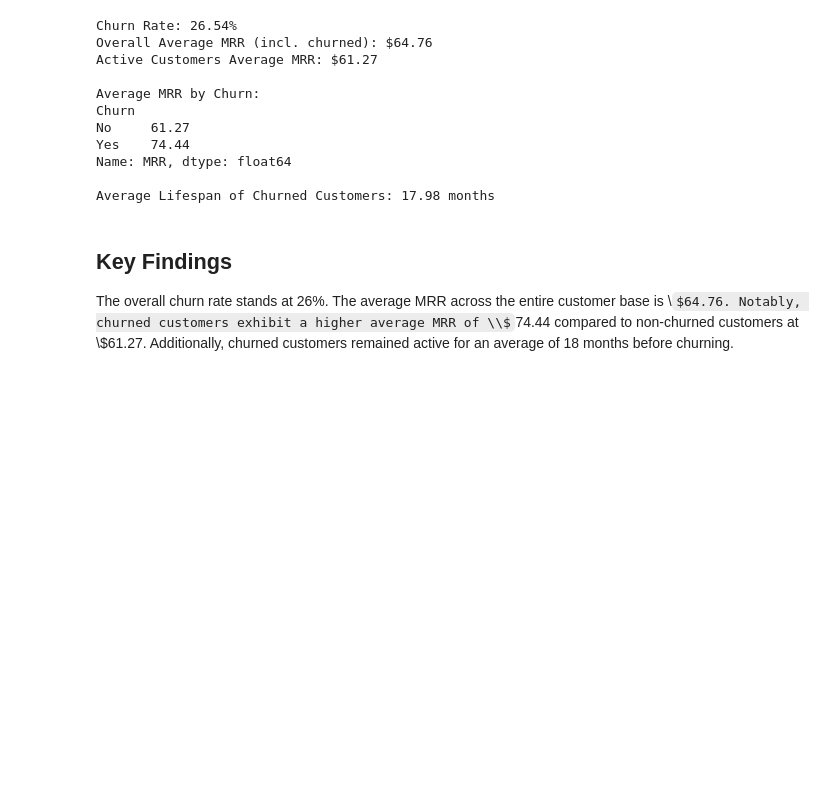
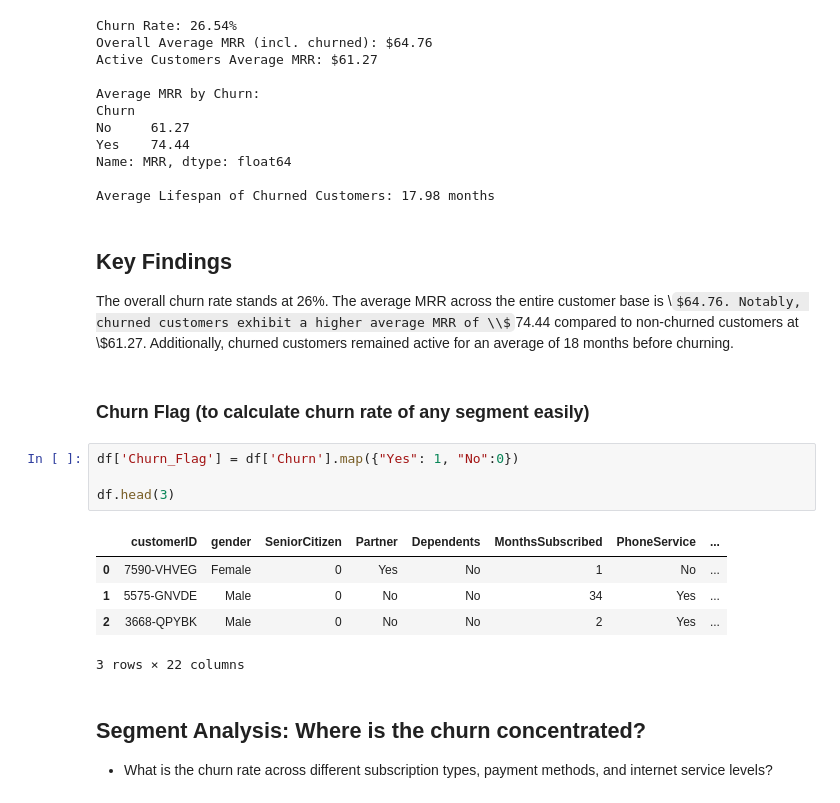
Before and after one commit to zeeshan-akram-ds/saas-customer-lifecycle-analytics-, a Jupyter notebook: notebooks/churn_analysis.ipynb, the cells around one changed output. Drawn from its saved outputs; the diff is of its cells as text; some formulas as TeX source; blank space fills up the shorter version.

```diff
--- a/notebooks/churn_analysis.ipynb
+++ b/notebooks/churn_analysis.ipynb
@@ -201,3 +205,18 @@ Average Lifespan of Churned Customers: 17.98 months
 ## Key Findings
 
 The overall churn rate stands at 26%. The average MRR across the entire customer base is \\$64.76. Notably, churned customers exhibit a higher average MRR of \\$74.44 compared to non-churned customers at \\$61.27. Additionally, churned customers remained active for an average of 18 months before churning.
+# %% [markdown]
+### Churn Flag (to calculate churn rate of any segment easily)
+# %%
+df['Churn_Flag'] = df['Churn'].map({"Yes": 1, "No":0})
+
+df.head(3)
+# %% [output]
+|  | customerID | gender | SeniorCitizen | Partner | Dependents | MonthsSubscribed | PhoneService | ... |
+| 0 | 7590-VHVEG | Female | 0 | Yes | No | 1 | No | ... |
+| 1 | 5575-GNVDE | Male | 0 | No | No | 34 | Yes | ... |
+| 2 | 3668-QPYBK | Male | 0 | No | No | 2 | Yes | ... |
+3 rows × 22 columns
+# %% [markdown]
+## Segment Analysis: Where is the churn concentrated?
+- What is the churn rate across different subscription types, payment methods, and internet service levels?
```
Also changed, not shown: parts of 11 cells of this notebook.
